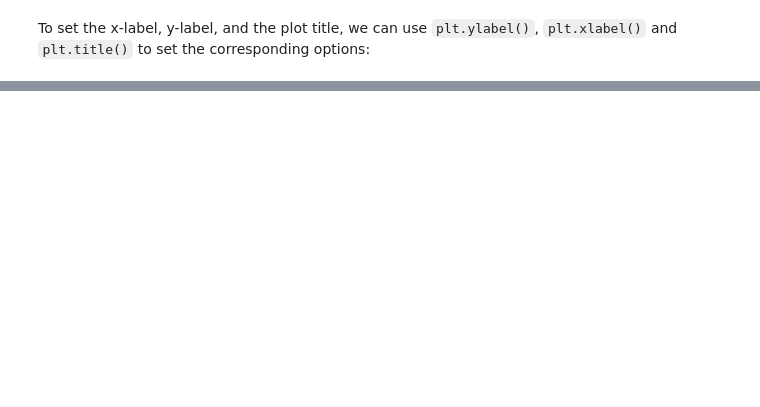
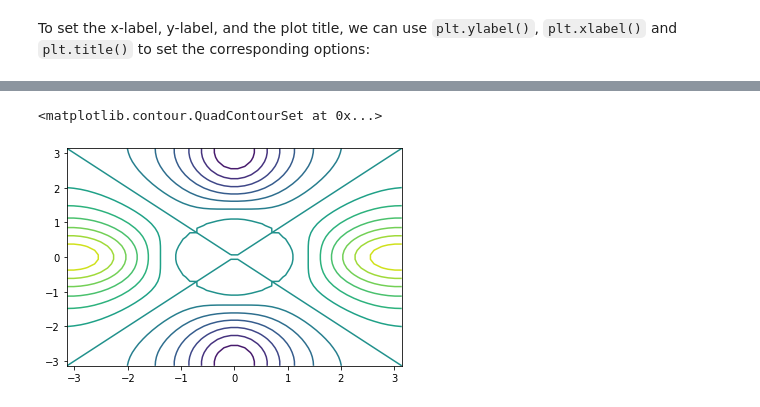
Before and after one commit to chenyulue/ISLP, a Jupyter notebook: Ch02-Statistical_Learning.ipynb, the cells around one changed output, grey strips where cells are left out. Cells and saved outputs as stored; diff of their text form; code cells hidden in the pictures; blank space fills up the shorter version.

```diff
--- a/Ch02-Statistical_Learning.ipynb
+++ b/Ch02-Statistical_Learning.ipynb
@@ -211,0 +258,6 @@ To save the output of a python plot, we can use the function `plt.savefig()`. Th
+# %%
+za = (z - np.transpose(z)) / 2
+plt.contour(x, y, za, levels=15)
+# %% [output]
+<matplotlib.contour.QuadContourSet at 0x...>
+[figure, added]
```
Also changed, not shown: parts of 19 cells of this notebook.
